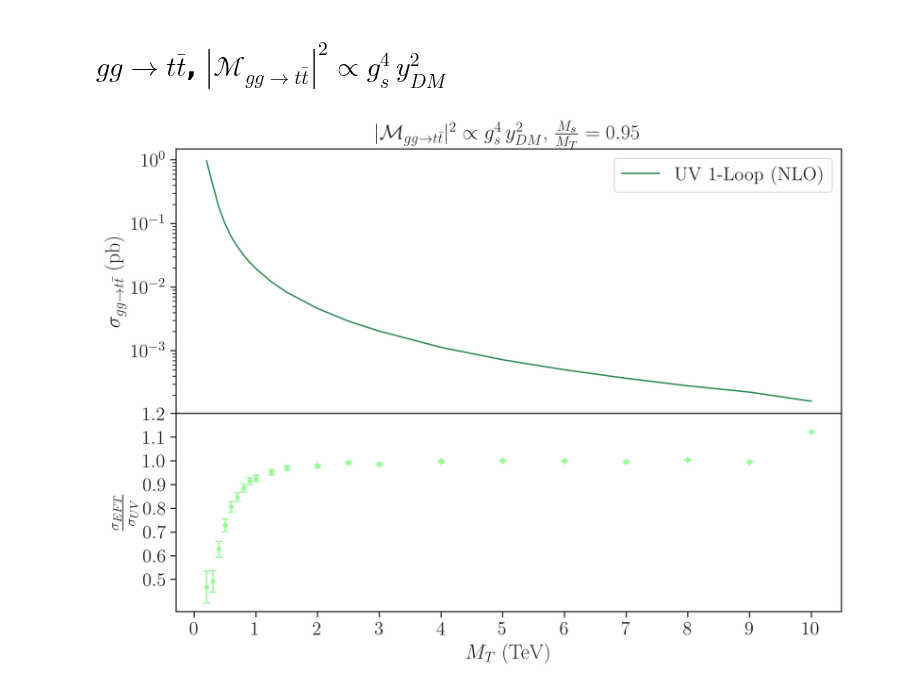
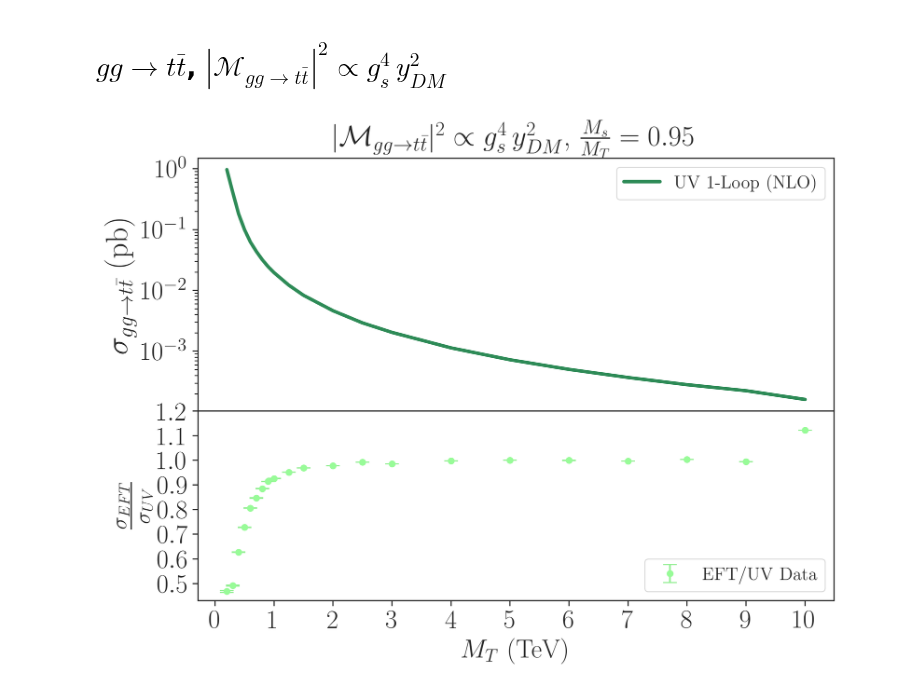
Before and after one commit to viniciusrocca/EFT_ToyModel, a Jupyter notebook: Plots/EFT_NLO_Comparison.ipynb, the cells around one changed output. Saved outputs shown, nothing was run; the diff lists cells and outputs as text; code cells hidden in the pictures.

```diff
--- a/Plots/EFT_NLO_Comparison.ipynb
+++ b/Plots/EFT_NLO_Comparison.ipynb
@@ -62,7 +62,7 @@ for i,cs in enumerate(eft_u_cs):
     pts_u_eft.append(cs[0])
     err_u_eft.append(cs[1])
     pts_u_uv.append(uv_u_cs[i][0])
-    err_u_uv.append(np.sqrt(uv_u_cs[i][1]**2 + (0.1*uv_u_cs[i][0])**2))
+    err_u_uv.append(uv_u_cs[i][1])
 
 pts_u_eft = np.array(pts_u_eft)
 err_u_eft = np.array(err_u_eft)
@@ -142,7 +149,7 @@ for i,cs in enumerate(eft_g_cs):
     pts_g_eft.append(cs[0])
     err_g_eft.append(cs[1])
     pts_g_uv.append(uv_g_cs[i][0])
-    err_g_uv.append(np.sqrt(uv_g_cs[i][1]**2 + (0.1*uv_g_cs[i][0])**2))
+    err_g_uv.append(uv_g_cs[i][1])
 
 pts_g_eft = np.array(pts_g_eft)
 err_g_eft = np.array(err_g_eft)
@@ -153,40 +160,48 @@ fig = plt.figure(figsize = [10,7], dpi = 300)
 gs = fig.add_gridspec(2,1, hspace=0, height_ratios=[8, 6])
 axs = gs.subplots(sharex=True)
 
 #Gráfico principal
 #axs[0].errorbar(m_psiT3,pts_g_eft,err_g_eft, 0, 'o', ms = 3.0, capsize=3,
  #               color = 'brown', label = 'EFT' )
 #axs[0].errorbar(m_psiT3,pts_g_uv,err_g_uv,0, 'o', ms = 3.0, capsize=3,
  #               color = 'seagreen', label = 'UV 1-Loop (NLO)' )
-axs[0].plot(m_psiT3,pts_g_uv, ms = 3.0,
+axs[0].plot(m_psiT3,pts_g_uv, lw = 3.0,
                 color = 'seagreen' , label = 'UV 1-Loop (NLO)')
-axs[0].set_ylabel(r'$\sigma_{gg\to t\bar{t}}$ (pb)')
+axs[0].set_ylabel(r'$\sigma_{gg\to t\bar{t}}$ (pb)', fontsize = 27)
 axs[0].legend()
-axs[0].set_title(r'$|\mathcal{M}_{gg\to t \bar{t}}|^2 \propto g_s^4 \, y_{DM}^2$, $\frac{M_s}{M_T} = 0.95$   ')
+axs[0].set_title(r'$|\mathcal{M}_{gg\to t \bar{t}}|^2 \propto g_s^4 \, y_{DM}^2$, $\frac{M_s}{M_T} = 0.95$  ', fontsize = 25)
 axs[0].set_yscale('log')
+axs[0].tick_params(axis='y', labelsize=23)
 
 
 #Gráfico de resíduos
 diff1 = (pts_g_eft )/pts_g_uv
 err1 = np.sqrt(pts_g_eft*(err_g_uv/pts_g_uv)**2 + (1/pts_g_uv) * err_g_eft**2)
 axs[1] = plt.subplot(gs[1])
-axs[1].errorbar(m_psiT3,diff1,err1,0, 'o', ms = 3.0, capsize=3,
-                color = 'palegreen', label = 'EFT - UV 1-Loop' )
+axs[1].errorbar(m_psiT3, diff1, yerr=err1,
+                fmt='o',                  # Marker style
+                ms=5.0,                   # Marker size
+                color='palegreen',         # Marker face color
+                ecolor='lightgreen',   # Error bar color
+                elinewidth=1.5,           # Error bar line thickness
+                capsize=6, label = 'EFT/UV Data')              # Size of the caps
+
 #axs[1].plot(m_psiT3,diff1,
  #               color = 'palegreen', label = 'EFT - UV 1-Loop' )
 #axs[1].axhline(y=1.0, color='k',alpha = 0.5, linestyle='--')
 #axs[1].axhline(y=-0.1, color='k', linestyle='--')
-axs[1].set_ylabel(r'$\frac{\sigma_{EFT}}{\sigma_{UV}}$')
+axs[1].set_ylabel(r'$\frac{\sigma_{EFT}}{\sigma_{UV}}$', fontsize = 27)
 #axs[1].set_ylim([-1,1])
 axs[1].set_yticks(np.arange(0.5, 1.3,0.1))
+axs[1].legend(loc = 'lower right')
 
 #axs[1].set_yscale('log')
 
 
-plt.xlabel(r'$M_{T}$ (TeV)')
-plt.xticks(np.arange(0,11,1))
-
+plt.xlabel(r'$M_{T}$ (TeV)', fontsize= 23.0)
+plt.xticks(np.arange(0,11,1), fontsize = 23.0)
+plt.yticks(fontsize = 23)
 plt.savefig('/home/vinicius/TeXProjects/Qualification_Text/gg2ttbar_CS.png')
 plt.show()
 # %% [output]
-[figure, old version]
+[figure, new version]
```
Also changed, not shown: parts of 1 cell of this notebook, 1 other file.
